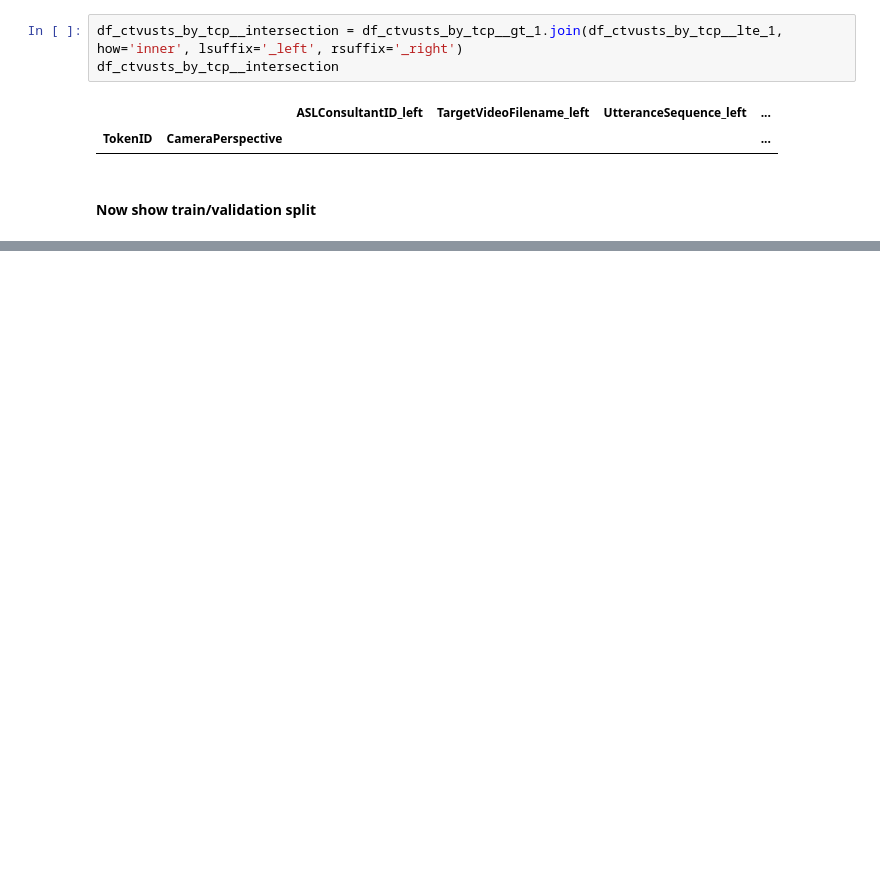
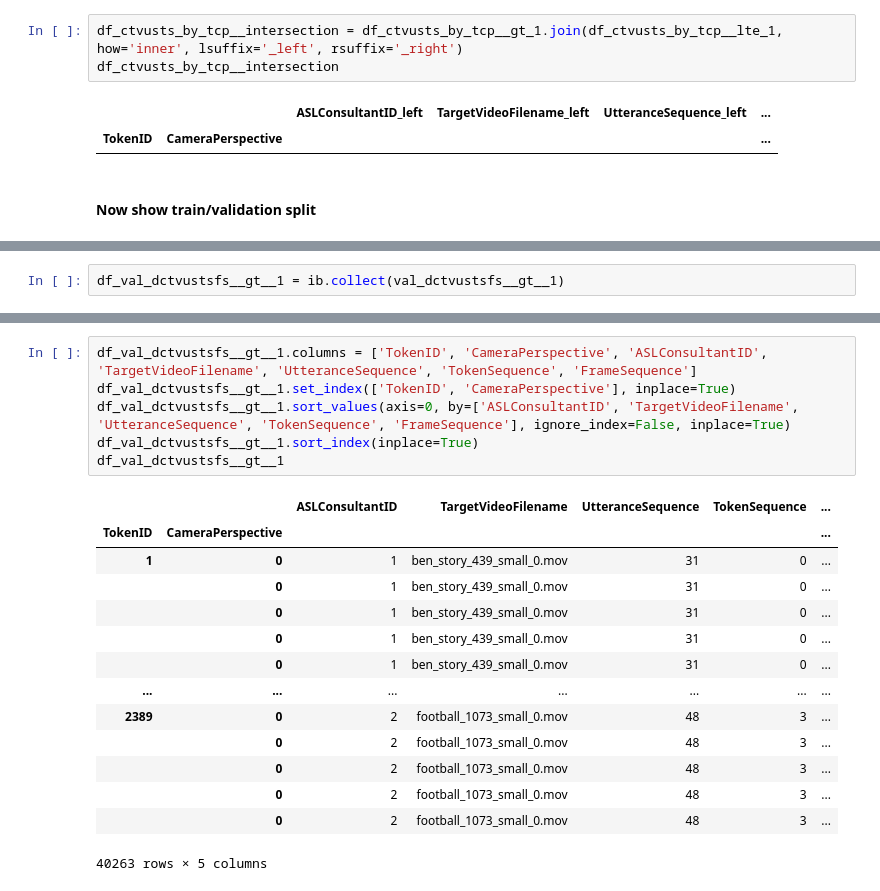
Before and after one commit to sacontreras/fids-capstone-asl-translation, a Jupyter notebook: nb2.ipynb, the cells around one changed output, grey strips where cells are left out. Drawn from its saved outputs; the diff is of its cells as text; blank space fills up the shorter version.

```diff
--- a/nb2.ipynb
+++ b/nb2.ipynb
@@ -501,0 +672,2 @@ df_val__ctvusts_by_tcp__gt_1.loc[
+# %%
+df_val_dctvustsfs__gt__1 = ib.collect(val_dctvustsfs__gt__1)
@@ -501,0 +676,21 @@ df_val__ctvusts_by_tcp__gt_1.loc[
+# %%
+df_val_dctvustsfs__gt__1.columns = ['TokenID', 'CameraPerspective', 'ASLConsultantID', 'TargetVideoFilename', 'UtteranceSequence', 'TokenSequence', 'FrameSequence']
+df_val_dctvustsfs__gt__1.set_index(['TokenID', 'CameraPerspective'], inplace=True)
+df_val_dctvustsfs__gt__1.sort_values(axis=0, by=['ASLConsultantID', 'TargetVideoFilename', 'UtteranceSequence', 'TokenSequence', 'FrameSequence'], ignore_index=False, inplace=True)
+df_val_dctvustsfs__gt__1.sort_index(inplace=True)
+df_val_dctvustsfs__gt__1
+# %% [output]
+|  |  | ASLConsultantID | TargetVideoFilename | UtteranceSequence | TokenSequence | ... |
+| TokenID | CameraPerspective |  |  |  |  | ... |
+| 1 | 0 | 1 | ben_story_439_small_0.mov | 31 | 0 | ... |
+|  | 0 | 1 | ben_story_439_small_0.mov | 31 | 0 | ... |
+|  | 0 | 1 | ben_story_439_small_0.mov | 31 | 0 | ... |
+|  | 0 | 1 | ben_story_439_small_0.mov | 31 | 0 | ... |
+|  | 0 | 1 | ben_story_439_small_0.mov | 31 | 0 | ... |
+| ... | ... | ... | ... | ... | ... | ... |
+| 2389 | 0 | 2 | football_1073_small_0.mov | 48 | 3 | ... |
+|  | 0 | 2 | football_1073_small_0.mov | 48 | 3 | ... |
+|  | 0 | 2 | football_1073_small_0.mov | 48 | 3 | ... |
+|  | 0 | 2 | football_1073_small_0.mov | 48 | 3 | ... |
+|  | 0 | 2 | football_1073_small_0.mov | 48 | 3 | ... |
+40263 rows × 5 columns
```
Also changed, not shown: parts of 15 cells of this notebook.
